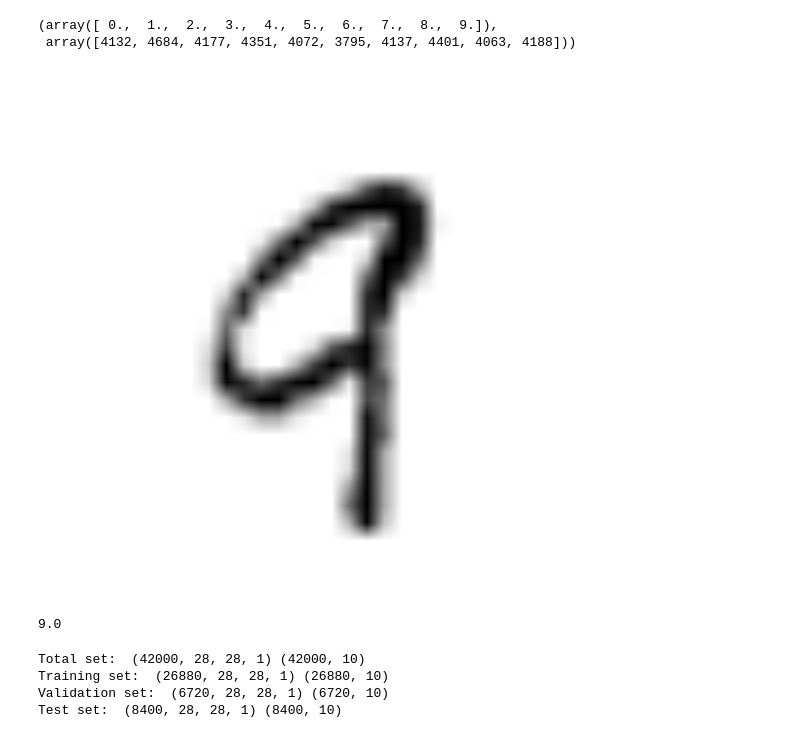
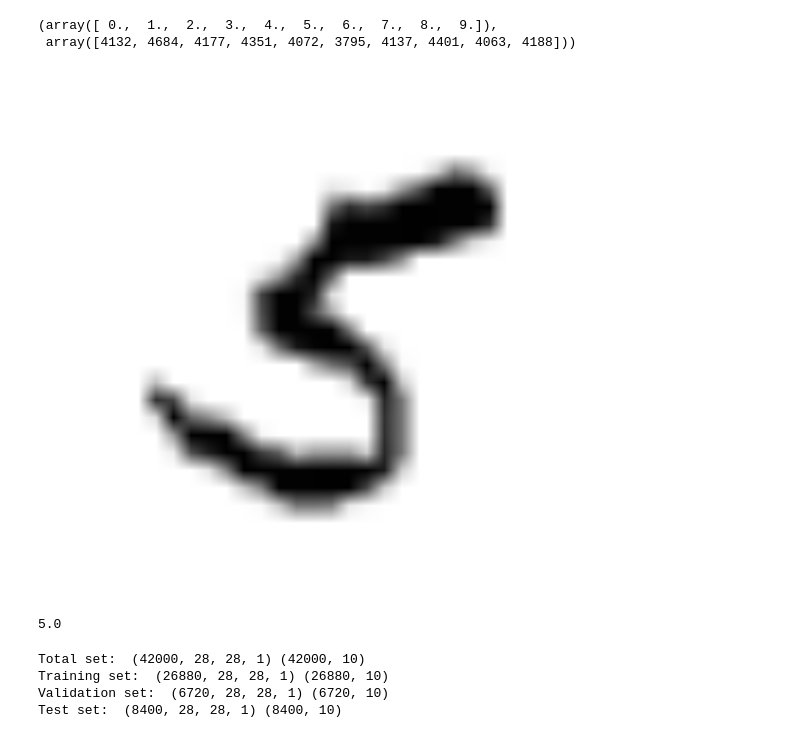
Before and after one commit to brandoncgay/Kaggle_DigitRecognizer, a Jupyter notebook: DigitRecognizer.ipynb, the cells around one changed output. Cells and saved outputs as stored; diff of their text form; code cells hidden in the pictures.

```diff
--- a/DigitRecognizer.ipynb
+++ b/DigitRecognizer.ipynb
@@ -31,15 +31,15 @@ n_classes = 10
 # %%
-idx = 41999
+idx = 33456
 test_image = images[idx, :]
 test_label = labels[idx]
 plt.axis('off')
 img = test_image.reshape(28, 28)
 plt.imshow(img, cmap=cm.binary)
 plt.show()
 print(test_label)
 # %% [output]
-[figure, old version]
+[figure, new version]
-9.0
+5.0
 # %%
 from sklearn.preprocessing import OneHotEncoder
 from sklearn.cross_validation import train_test_split
```
Also changed, not shown: parts of 15 cells of this notebook.
